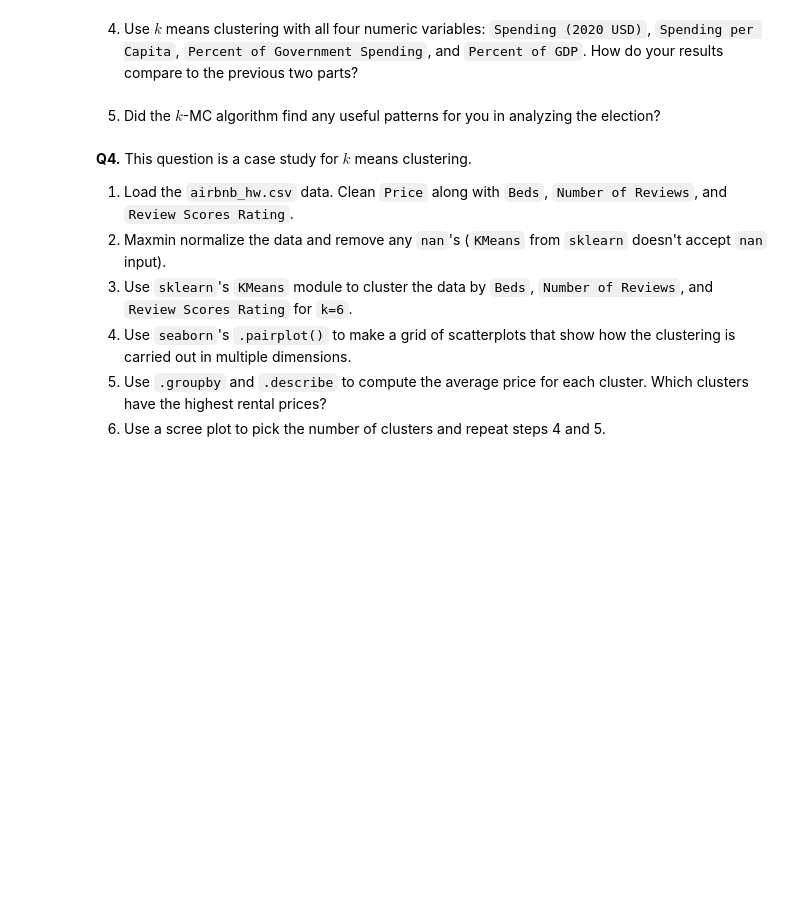
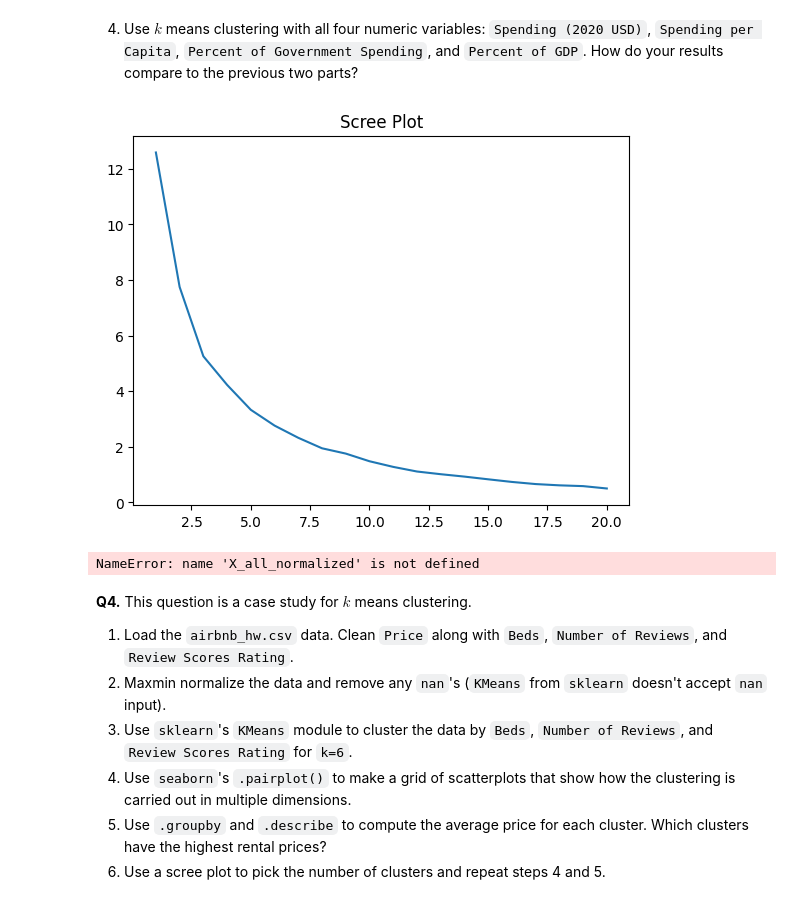
Before and after one commit to ashleynguyen04/clustering, a Jupyter notebook: assignment/assignment_clustering.ipynb, the cells around one changed output. Cells and saved outputs as stored; diff of their text form; code cells hidden in the pictures; blank space fills up the shorter version.

```diff
--- a/assignment/assignment_clustering.ipynb
+++ b/assignment/assignment_clustering.ipynb
@@ -154,7 +258,37 @@ df = pd.read_csv(military_data)
 # %% [markdown]
 4. Use $k$ means clustering with all four numeric variables: `Spending (2020 USD)`, `Spending per Capita`, `Percent of Government Spending`, and `Percent of GDP`. How do your results compare to the previous two parts?
-# %% [markdown]
-5. Did the $k$-MC algorithm find any useful patterns for you in analyzing the election?
+# %%
+X3 = df2020[['Spending (2020 USD)', 'Spending per Capita', 'Percent of Government Spending', 'Percent of GDP']]
+
+X3 = X3.apply(maxmin)
+
+#scree plot
+SSE = []
+k_bar = 20
+for k in range(k_bar): # For indices from 0 to k_bar-1
+      model = KMeans(n_clusters=k+1, max_iter=300, n_init = 10, random_state=0) # Create a model for k
+      model = model.fit(X3) # Fit the model
+      SSE.append(model.inertia_) # Record the sum of squared error for k in the SSE vector
+
+scree_plot = sns.lineplot(x=np.arange(1,k_bar+1), y=SSE).set_title('Scree Plot')
+plt.show()
+
+
+
+kmeans_model = KMeans(n_clusters=4, max_iter=300, n_init=10, random_state=0)
+kmeans_model.fit(X_all_normalized)
+
+# Assign the cluster labels to the dataframe
+df2020['g_hat_kmeans'] = kmeans_model.labels_
+
+# Step 5: Scatter plot of clustering results
+sns.scatterplot(x='Spending (2020 USD)', y='Spending per Capita', data=df2020, hue='g_hat_kmeans', palette='deep')
+sns.move_legend('upper left', bbox_to_anchor=(1, 1))
+plt.title('K-Means Clustering: Spending (2020 USD) vs Spending per Capita')
+plt.show()
+# %% [output]
+[figure, added]
+NameError: name 'X_all_normalized' is not defined
 # %% [markdown]
 **Q4.** This question is a case study for $k$ means clustering.
 
```
Also changed, not shown: parts of 3 cells of this notebook.
